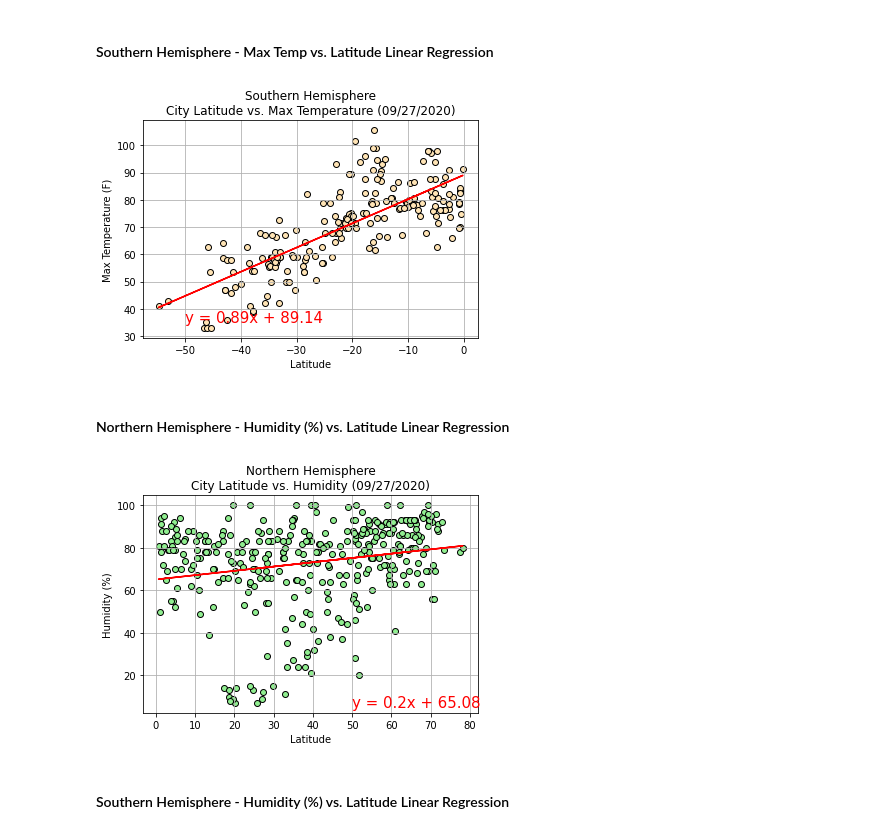
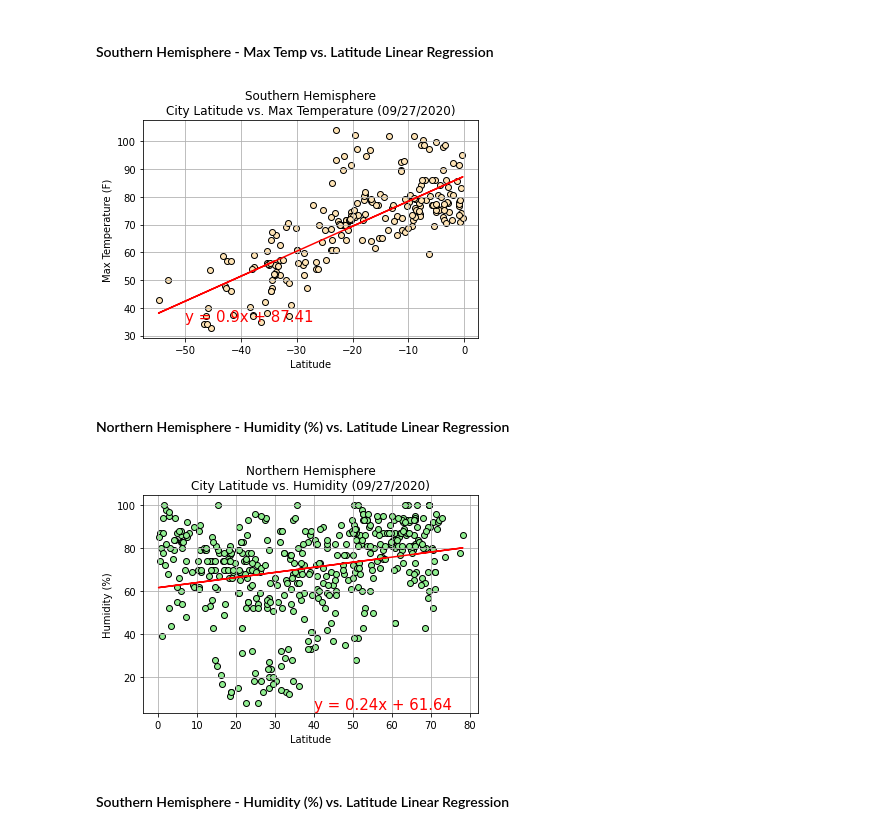
Before and after one commit to meielerol/API-challenge, a Jupyter notebook: WeatherPy.ipynb, the cells around one changed output. Cells and saved outputs as stored; diff of their text form; code cells hidden in the pictures.

```diff
--- a/WeatherPy.ipynb
+++ b/WeatherPy.ipynb
@@ -30,8 +30,8 @@ outputFilePath = os.path.join("Output-Data")
 #longitude (-180,180) degrees West --> East
 
 #increase the size from 100 to much larger once done checking this step
-rnd_lng = np.random.uniform(-180,180,1500)
-rnd_lat = np.random.uniform(-90,90,1500)
+rnd_lng = np.random.uniform(-180,180,2000)
+rnd_lat = np.random.uniform(-90,90,2000)
 
 citiesCreate_df = pd.DataFrame({"Latitude":rnd_lat,
                           "Longitude":rnd_lng})
@@ -426,7 +424,7 @@ plt.savefig(os.path.join(outputFilePath,"MaxTemp_vs_Latitude_SouthernHemisphere.
 #show plot
 plt.show()
 # %% [output]
-[figure, old version]
+[figure, new version]
 # %%
 #Explanation
 # The same is true for the southern hemisphere. Closer to the equator (Latitude = 0) is higher max temperatures while
@@ -436,27 +434,27 @@ plt.show()
 # %%
 #linear regression
 slope, intercept, r_value, p_value, std_err = stats.linregress(northernWeather_df['Latitude'], northernWeather_df['Humidity'])
 regressValues = northernWeather_df['Latitude']*slope+intercept
 lineEquation = "y = "+str(round(slope,2))+"x + "+str(round(intercept,2))
 
 #create the plot
 plt.scatter(northernWeather_df['Latitude'],northernWeather_df['Humidity'],color='lightgreen',edgecolors='black')
 plt.plot(northernWeather_df['Latitude'],regressValues,"r-")
 
 #format axes
-plt.annotate(lineEquation,(50,5),fontsize=15,color="red")
+plt.annotate(lineEquation,(40,5),fontsize=15,color="red")
 plt.title(f"Northern Hemisphere\nCity Latitude vs. Humidity ({date})")
 plt.xlabel("Latitude")
 plt.ylabel("Humidity (%)")
 plt.grid(True)
 
 #save figure
 plt.savefig(os.path.join(outputFilePath,"Humidity_vs_Latitude_NorthernHemisphere.png"))
 
 #show plot
 plt.show()
 # %% [output]
-[figure, old version]
+[figure, new version]
 # %%
 #Explanation
 # In the northern hemisphere it seems that there is a cosistent trend of humidity being >75% within this dataset and
```
Also changed, not shown: parts of 23 cells of this notebook, 17 other files.
